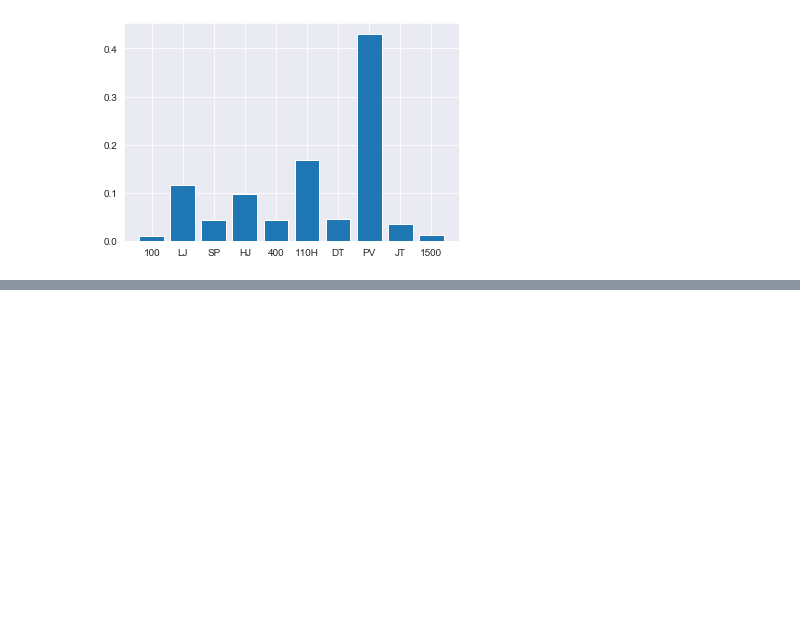
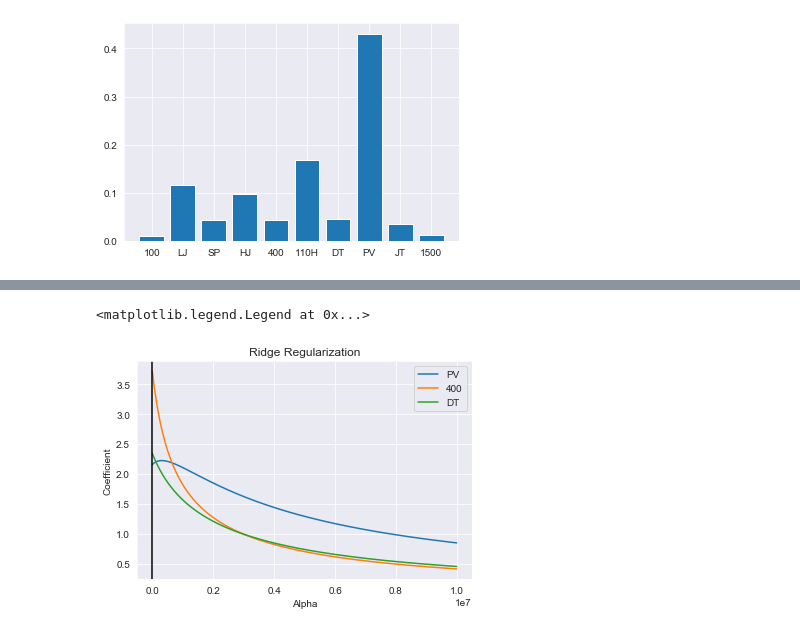
Before and after one commit to defoote/Decathlon-Analytics, a Jupyter notebook: decathlon_analysis.ipynb, the cells around one changed output, grey strips where cells are left out. Drawn from its saved outputs; the diff is of its cells as text; code cells hidden in the pictures; blank space fills up the shorter version.

```diff
--- a/decathlon_analysis.ipynb
+++ b/decathlon_analysis.ipynb
@@ -131,0 +172,11 @@ lasso.score(core_x_test,core_y_test)
+# %%
+ridge_coefs = []
+ridge_scores = []
+
+ridge_alphas = np.arange(1,10000000,10000)
+
+for a in ridge_alphas:
+    ridge = Ridge(alpha=a)
+    ridge.fit(core_x_train,core_y_train)
+    ridge_scores.append(ridge.score(core_x_test,core_y_test))
+    ridge_coefs.append(ridge.coef_)
@@ -131,0 +194,11 @@ lasso.score(core_x_test,core_y_test)
+# %%
+for i in np.arange(len(core_x.columns)):
+    plt.plot(ridge_alphas,[x[i] for x in ridge_coefs],label=core_x.columns[i])
+plt.axvline(ridgeCV_a,c='k')
+plt.title('Ridge Regularization')
+plt.xlabel('Alpha')
+plt.ylabel('Coefficient')
+plt.legend()
+# %% [output]
+<matplotlib.legend.Legend at 0x...>
+[figure, added]
```
Also changed, not shown: parts of 30 cells of this notebook.
